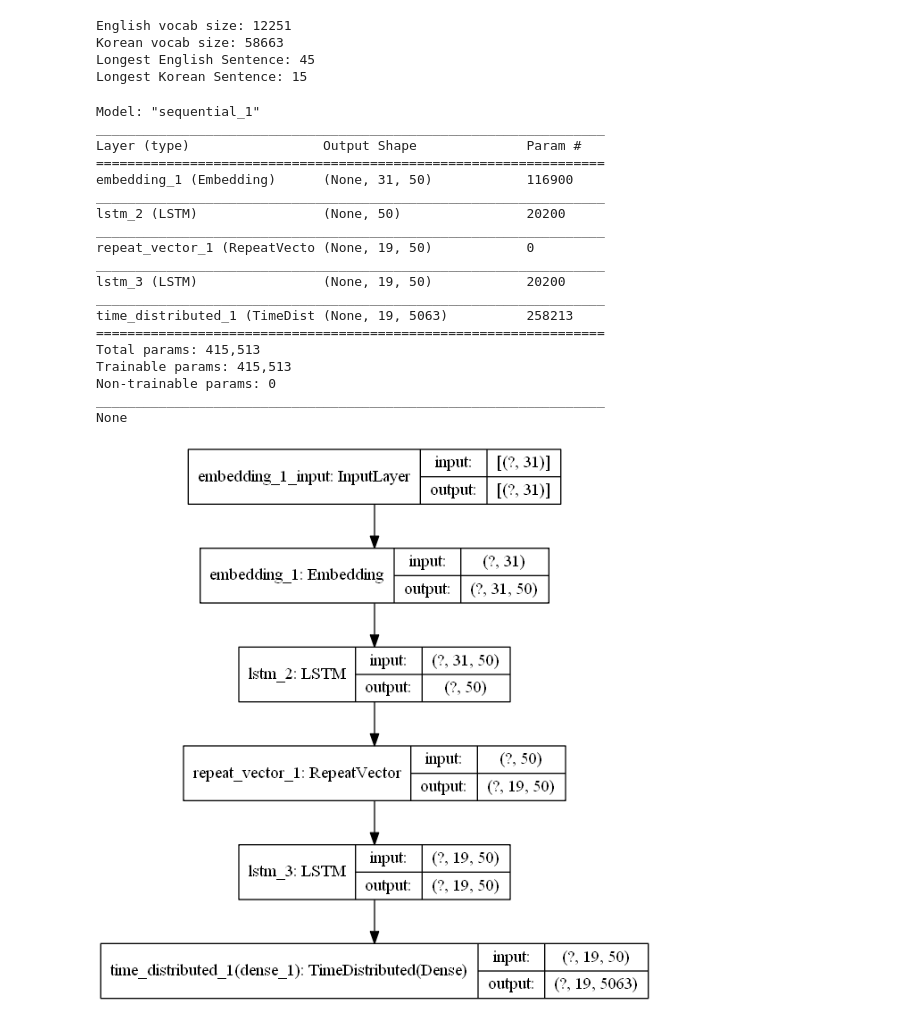
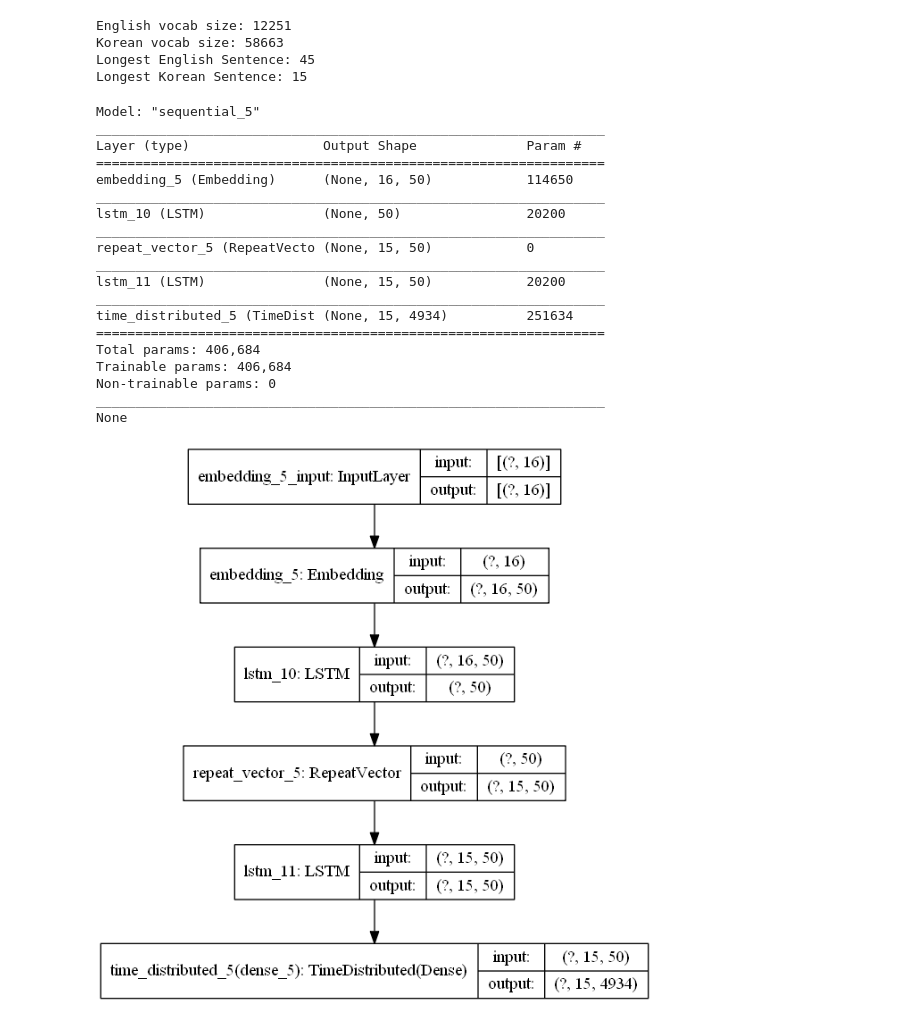
Before and after one commit to virsagothethird/Korean-English-translator, a Jupyter notebook: Untitled2.ipynb, the cells around one changed output. Cells and saved outputs as stored; diff of their text form; code cells hidden in the pictures.

```diff
--- a/Untitled2.ipynb
+++ b/Untitled2.ipynb
@@ -212,31 +212,31 @@ def define_model(src_vocab, tar_vocab, src_timesteps, tar_timesteps, n_units):
 # %%
 # define model
 model = define_model(eng_vocab_size, kor_vocab_size, eng_max_length, kor_max_length, 50)
-model.compile(optimizer='adam', loss='categorical_crossentropy',metrics=['mae', 'acc'])
+model.compile(optimizer='adam', loss='categorical_crossentropy',metrics=['acc'])
 # summarize defined model
 print(model.summary())
 plot_model(model, to_file='model.png', show_shapes=True)
 # %% [output]
-Model: "sequential_1"
+Model: "sequential_5"
 _________________________________________________________________
 Layer (type)                 Output Shape              Param #
 =================================================================
-embedding_1 (Embedding)      (None, 31, 50)            116900
+embedding_5 (Embedding)      (None, 16, 50)            114650
 _________________________________________________________________
-lstm_2 (LSTM)                (None, 50)                20200
+lstm_10 (LSTM)               (None, 50)                20200
 _________________________________________________________________
-repeat_vector_1 (RepeatVecto (None, 19, 50)            0
+repeat_vector_5 (RepeatVecto (None, 15, 50)            0
 _________________________________________________________________
-lstm_3 (LSTM)                (None, 19, 50)            20200
+lstm_11 (LSTM)               (None, 15, 50)            20200
 _________________________________________________________________
-time_distributed_1 (TimeDist (None, 19, 5063)          258213
+time_distributed_5 (TimeDist (None, 15, 4934)          251634
 =================================================================
-Total params: 415,513
-Trainable params: 415,513
+Total params: 406,684
+Trainable params: 406,684
 Non-trainable params: 0
 _________________________________________________________________
 None
-[figure, old version]
+[figure, new version]
 # %%
 log_dir="logs/fit/"
 tensorboard_callback = TensorBoard(log_dir=log_dir, histogram_freq=1, profile_batch=1000000)
```
Also changed, not shown: parts of 25 cells of this notebook, 17 other files.
